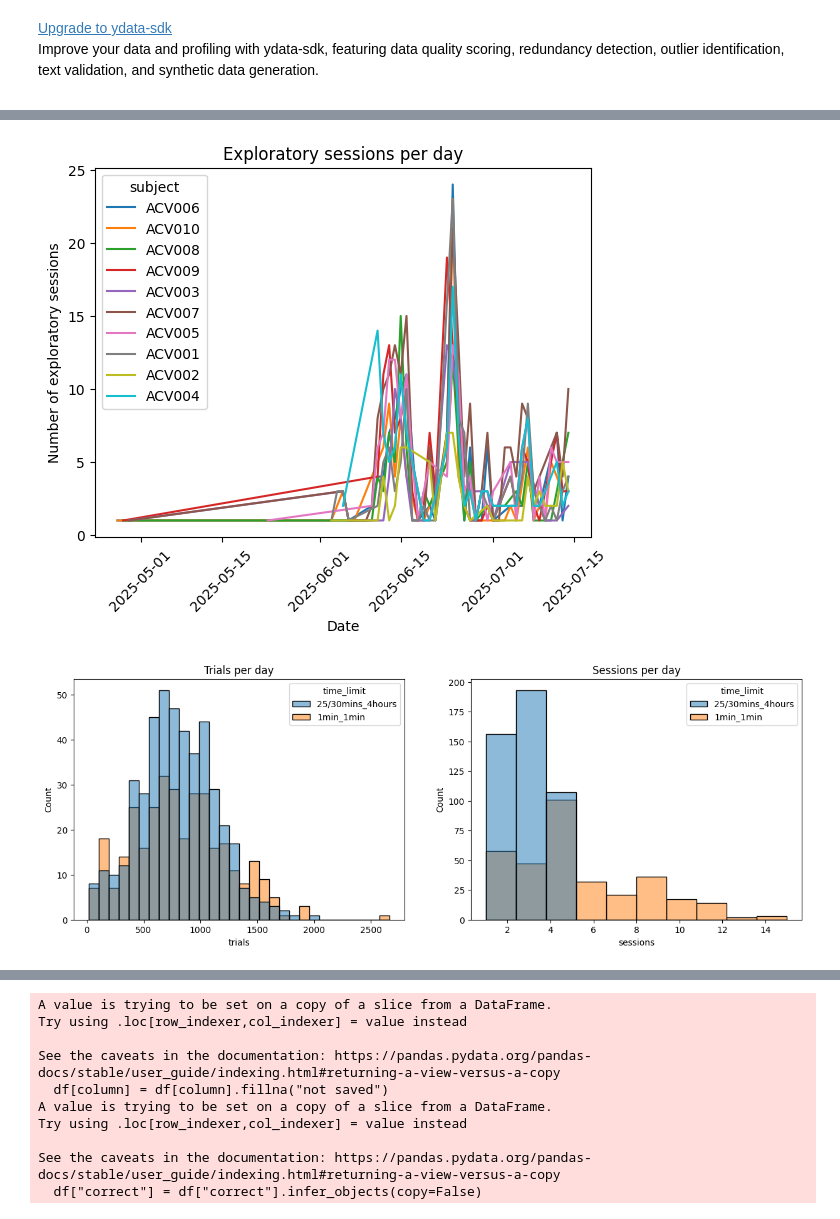
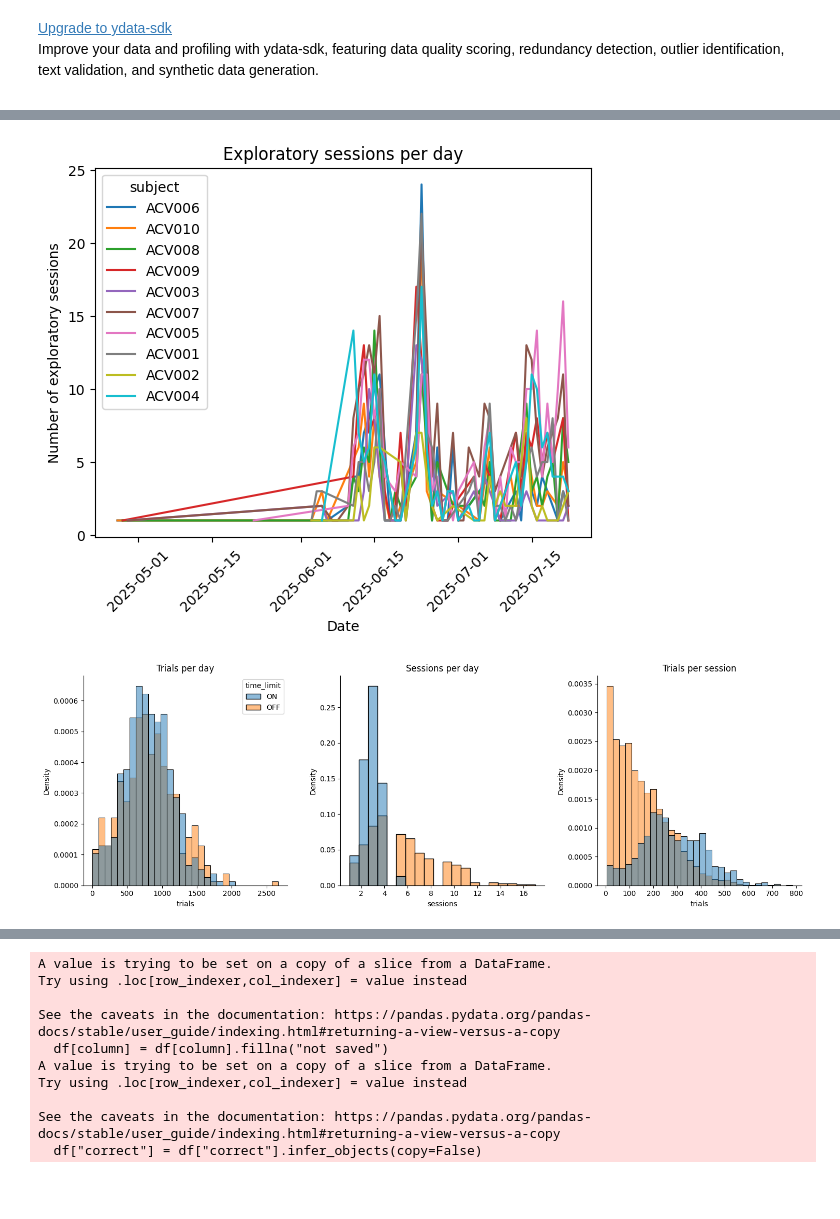
Before and after one commit to LearningCircuitsLab/behavior-analysis-notebooks, a Jupyter notebook: no_time_restraints_testing.ipynb, the cells around one changed output, grey strips where cells are left out. Drawn from its saved outputs; the diff is of its cells as text; code cells hidden in the pictures; blank space fills up the shorter version.

```diff
--- a/no_time_restraints_testing.ipynb
+++ b/no_time_restraints_testing.ipynb
@@ -182,7 +247,7 @@ sessions_summary_df['date'] = pd.to_datetime(sessions_summary_df['date'], format
 sessions_summary_df = sessions_summary_df[sessions_summary_df['date'] > pd.to_datetime(time_before_removal)]
 sessions_summary_df["time_limit"] = np.where(
     sessions_summary_df['date'] < pd.to_datetime(time_of_restraint_removal),
-    '25/30mins_4hours',
-    '1min_1min'
+    'ON',
+    'OFF'
 )
 # %%
@@ -197,7 +262,7 @@ plt.savefig('figures/hmv_no_restraints_trials_per_session.pdf', bbox_inches='tig
 # get a number of exploratory entries (sessions with less than 10 trials)
 # calculate the number of trials per day, and the number of sessions per day
 sessions_summary_df['date_day'] = sessions_summary_df['date'].dt.date
-exploratory_sessions = sessions_summary_df[sessions_summary_df['trials'] < 10]
+exploratory_sessions = sessions_summary_df[sessions_summary_df['trials'] < 5]
 # group them by date and subject and count them
 exploratory_sessions = exploratory_sessions.groupby(['date_day', 'subject']).size().reset_index(name='count')
 # plot them over time
@@ -209,10 +274,10 @@ plt.xticks(rotation=45)
 
 plt.show()
 # %% [output]
-[figure, old version]
+[figure, new version]
 # %%
 # remove them from the dataset
-sessions_summary_df = sessions_summary_df[sessions_summary_df['trials'] >= 10]
+sessions_summary_df = sessions_summary_df[sessions_summary_df['trials'] >= 5]
 # %%
 trials_per_day = sessions_summary_df.groupby(['date_day', 'time_limit', 'subject']).agg({'trials': 'sum', 'task': 'count'}).reset_index()
 # rename the columns
@@ -221,14 +286,23 @@ trials_per_day.rename(columns={'task': 'sessions'}, inplace=True)
 # cap the number of sessions to 10 for plotting
 # trials_per_day['sessions'] = trials_per_day['sessions'].clip(upper=10)
 # %%
-# plot two histograms, one for trials and one for sessions
-fig, ax = plt.subplots(1, 2, figsize=(15, 5))
-sns.histplot(data=trials_per_day, x='trials', hue='time_limit', stat='count', bins=30, ax=ax[0])
-sns.histplot(data=trials_per_day, x='sessions', hue='time_limit', stat='count', bins=10, ax=ax[1])
+# plot three histograms, one for trials and one for sessions, and one for trials per session
+fig, ax = plt.subplots(1, 3, figsize=(15, 5))
+sns.histplot(data=trials_per_day, x='trials', hue='time_limit', stat='density', bins=30, ax=ax[0])
+sns.histplot(data=trials_per_day, x='sessions', hue='time_limit', stat='density', bins=20, ax=ax[1])
+sns.histplot(data=sessions_summary_df, x='trials', hue='time_limit', stat='density', bins=30, ax=ax[2])
 ax[0].set_title("Trials per day")
 ax[1].set_title("Sessions per day")
+ax[2].set_title("Trials per session")
+for a in ax:
+    sns.despine(ax=a)
+
+# remove legend from the second and third plot
+ax[1].legend().remove()
+ax[2].legend().remove()
+plt.tight_layout()
 # plt.show()
 # save figure as .pdf
-plt.savefig('figures/hmv_no_restraints_trials_and_sessions_per_day.pdf', bbox_inches='tight', transparent=True)
+plt.savefig('figures/hmv_no_restraints_trials_and_sessions_per_day_without_exploratory_sessions.pdf', bbox_inches='tight', transparent=True)
 # %% [output]
-[figure, old version]
+[figure, new version]
```
Also changed, not shown: parts of 16 cells of this notebook, 24 other files.
